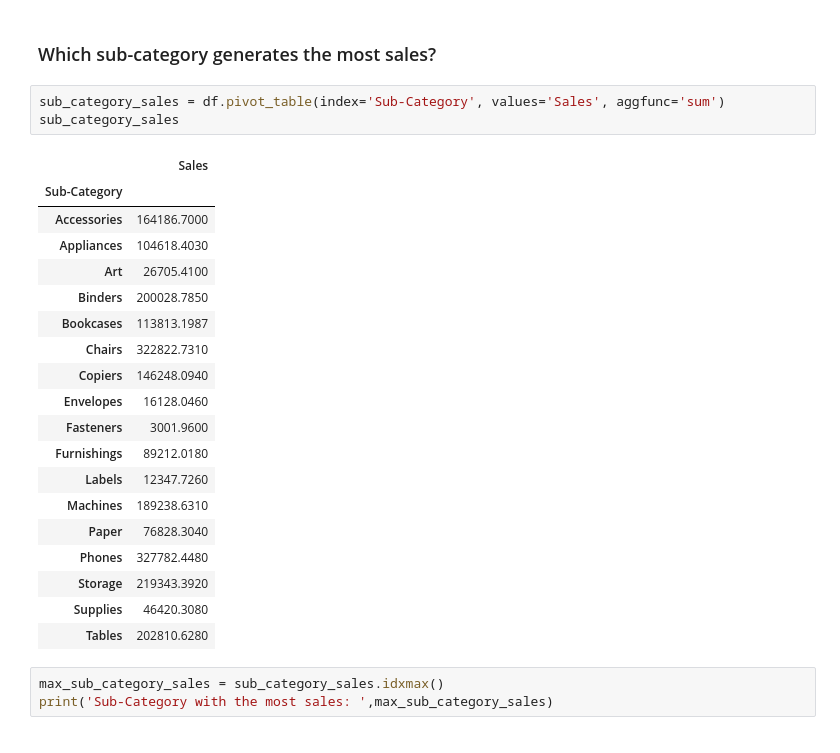
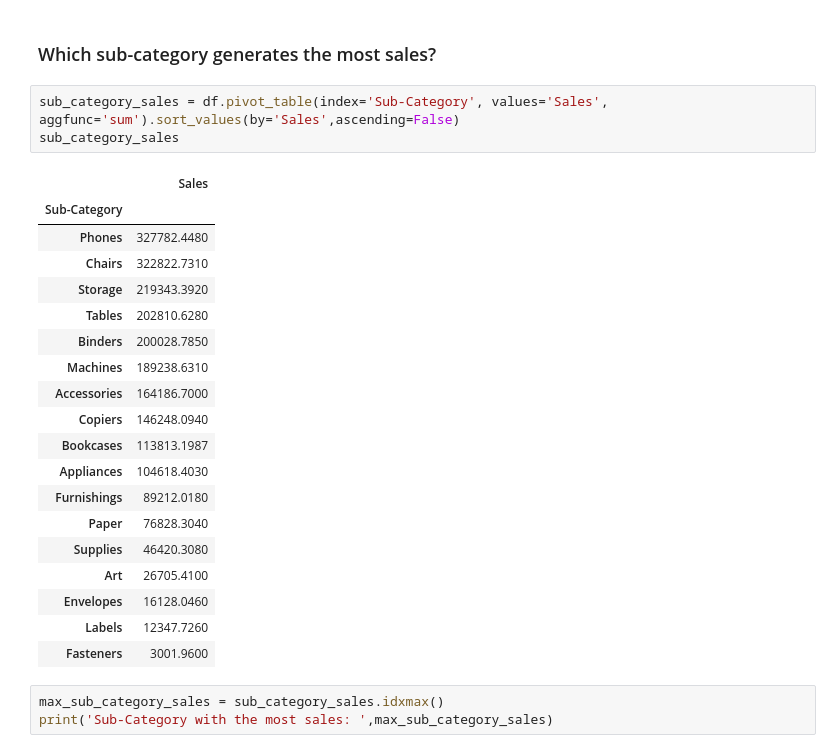
Before and after one commit to WillardDev/Python_Data_Analysis, a Jupyter notebook: Pandas_Data_Analysis.ipynb, the cells around one changed output. Saved outputs shown, nothing was run; the diff lists cells and outputs as text.

Commit message:
Update sub-category sales pivot table and adjust execution count

```diff
--- a/Pandas_Data_Analysis.ipynb
+++ b/Pandas_Data_Analysis.ipynb
@@ -142,28 +142,28 @@ df.pivot_table(index=['Segment', 'Category'], values='Sales', aggfunc='sum')
 # %% [markdown]
 ### Which sub-category generates the most sales?
 # %%
-sub_category_sales = df.pivot_table(index='Sub-Category', values='Sales', aggfunc='sum')
+sub_category_sales = df.pivot_table(index='Sub-Category', values='Sales', aggfunc='sum').sort_values(by='Sales',ascending=False)
 sub_category_sales
 # %% [output]
 |  | Sales |
 | Sub-Category |  |
+| Phones | 327782.4480 |
+| Chairs | 322822.7310 |
+| Storage | 219343.3920 |
+| Tables | 202810.6280 |
+| Binders | 200028.7850 |
+| Machines | 189238.6310 |
 | Accessories | 164186.7000 |
+| Copiers | 146248.0940 |
+| Bookcases | 113813.1987 |
 | Appliances | 104618.4030 |
+| Furnishings | 89212.0180 |
+| Paper | 76828.3040 |
+| Supplies | 46420.3080 |
 | Art | 26705.4100 |
-| Binders | 200028.7850 |
-| Bookcases | 113813.1987 |
-| Chairs | 322822.7310 |
-| Copiers | 146248.0940 |
 | Envelopes | 16128.0460 |
+| Labels | 12347.7260 |
 | Fasteners | 3001.9600 |
-| Furnishings | 89212.0180 |
-| Labels | 12347.7260 |
-| Machines | 189238.6310 |
-| Paper | 76828.3040 |
-| Phones | 327782.4480 |
-| Storage | 219343.3920 |
-| Supplies | 46420.3080 |
-| Tables | 202810.6280 |
 # %%
 max_sub_category_sales = sub_category_sales.idxmax()
 print('Sub-Category with the most sales: ',max_sub_category_sales)
```
